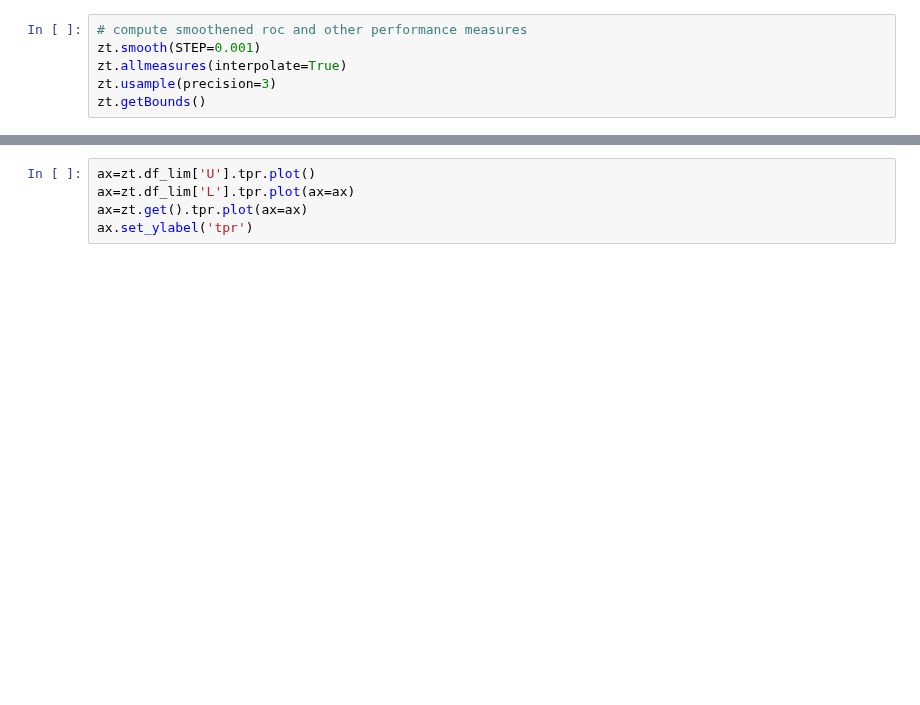
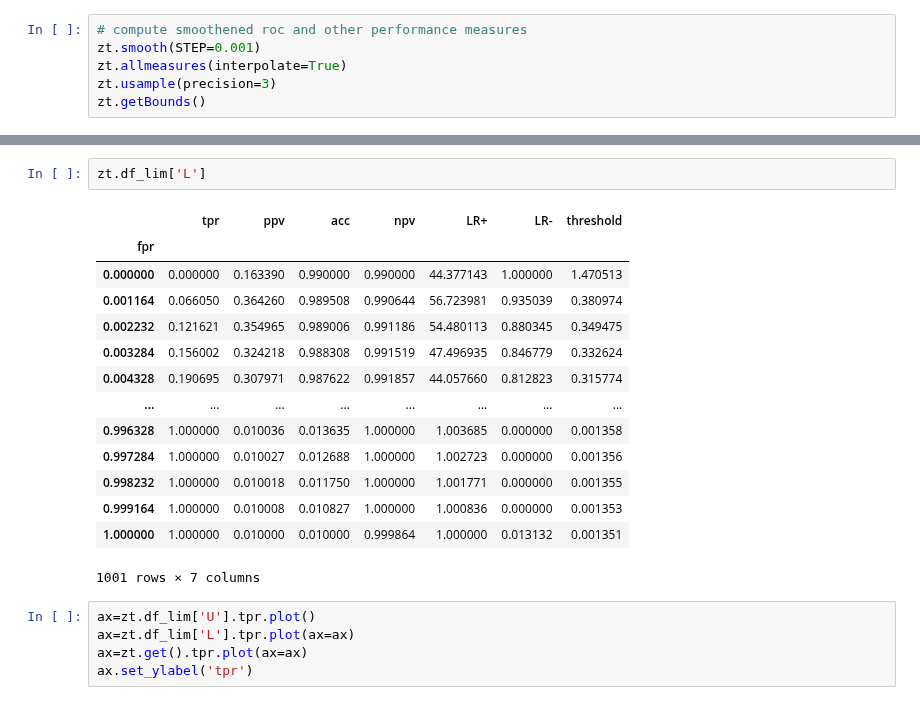
Before and after one commit to zeroknowledgediscovery/zedstat, a Jupyter notebook: examples/example1.ipynb, the cells around one changed output, grey strips where cells are left out. Drawn from its saved outputs; the diff is of its cells as text; blank space fills up the shorter version.

```diff
--- a/examples/example1.ipynb
+++ b/examples/example1.ipynb
@@ -25,3 +42,20 @@ zt.getBounds()
+# %%
+zt.df_lim['L']
+# %% [output]
+|  | tpr | ppv | acc | npv | LR+ | LR- | threshold |
+| fpr |  |  |  |  |  |  |  |
+| 0.000000 | 0.000000 | 0.163390 | 0.990000 | 0.990000 | 44.377143 | 1.000000 | 1.470513 |
+| 0.001164 | 0.066050 | 0.364260 | 0.989508 | 0.990644 | 56.723981 | 0.935039 | 0.380974 |
+| 0.002232 | 0.121621 | 0.354965 | 0.989006 | 0.991186 | 54.480113 | 0.880345 | 0.349475 |
+| 0.003284 | 0.156002 | 0.324218 | 0.988308 | 0.991519 | 47.496935 | 0.846779 | 0.332624 |
+| 0.004328 | 0.190695 | 0.307971 | 0.987622 | 0.991857 | 44.057660 | 0.812823 | 0.315774 |
+| ... | ... | ... | ... | ... | ... | ... | ... |
+| 0.996328 | 1.000000 | 0.010036 | 0.013635 | 1.000000 | 1.003685 | 0.000000 | 0.001358 |
+| 0.997284 | 1.000000 | 0.010027 | 0.012688 | 1.000000 | 1.002723 | 0.000000 | 0.001356 |
+| 0.998232 | 1.000000 | 0.010018 | 0.011750 | 1.000000 | 1.001771 | 0.000000 | 0.001355 |
+| 0.999164 | 1.000000 | 0.010008 | 0.010827 | 1.000000 | 1.000836 | 0.000000 | 0.001353 |
+| 1.000000 | 1.000000 | 0.010000 | 0.010000 | 0.999864 | 1.000000 | 0.013132 | 0.001351 |
+1001 rows × 7 columns
 # %%
 ax=zt.df_lim['U'].tpr.plot()
 ax=zt.df_lim['L'].tpr.plot(ax=ax)
```
Also changed, not shown: parts of 6 cells of this notebook, 9 other files.
